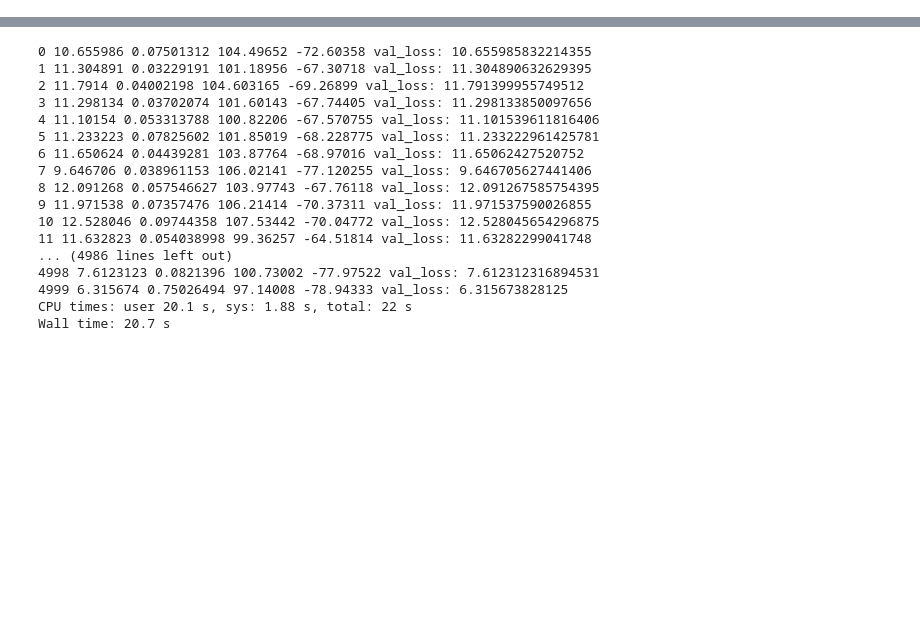
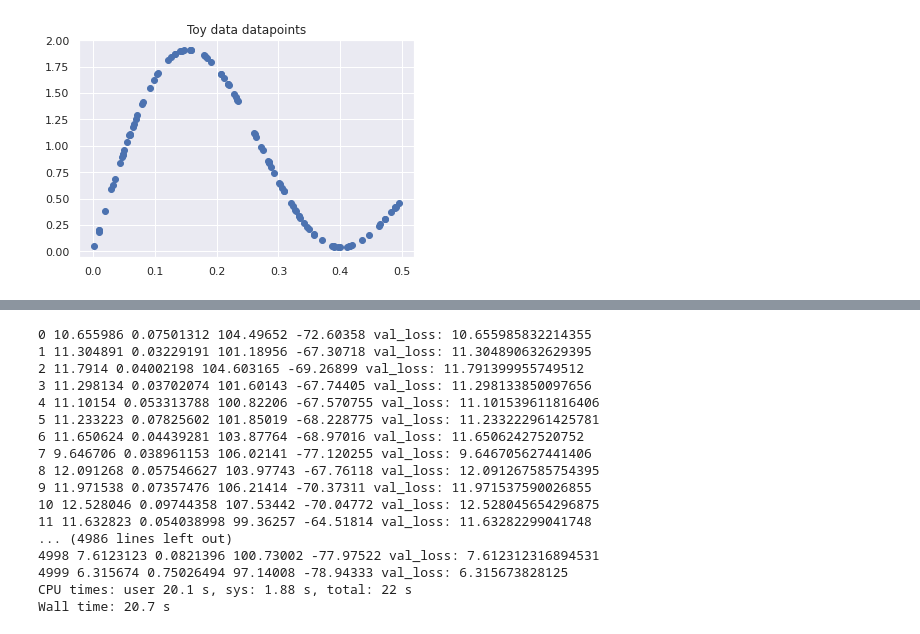
Before and after one commit to chengziqiang/Bayes-Federated-Leanrning, a Jupyter notebook: test.ipynb, the cells around one changed output, grey strips where cells are left out. Cells and saved outputs as stored; diff of their text form; code cells hidden in the pictures; blank space fills up the shorter version.

```diff
--- a/test.ipynb
+++ b/test.ipynb
@@ -307,6 +309,12 @@ valloader = DataLoader(TensorDataset(val_x, val_y),  batch_size=50, shuffle=True
 # scheduler = torch.optim.lr_scheduler.ReduceLROnPlateau(optimizer, mode='min', factor=0.5, patience=6, min_lr=0.001)
 sample_nums = 30
 epoch = 50
+# %%
+plt.scatter(data_x, data_y)
+plt.title('Toy data datapoints')
+plt.show()
+# %% [output]
+[figure, added]
 # %%
 %%time
 torch.manual_seed(0)
```
Also changed, not shown: parts of 7 cells of this notebook, 12 other files.
